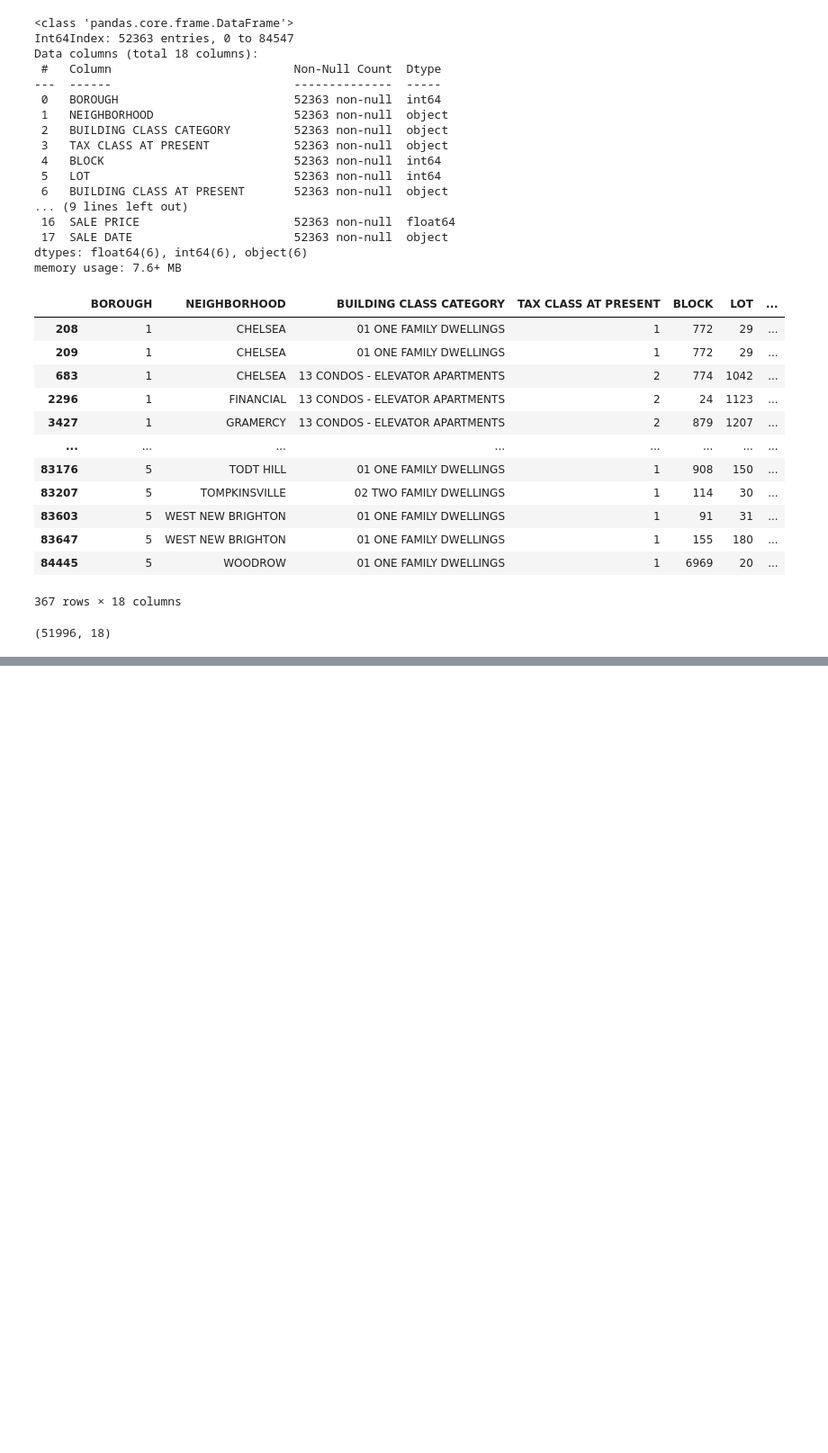
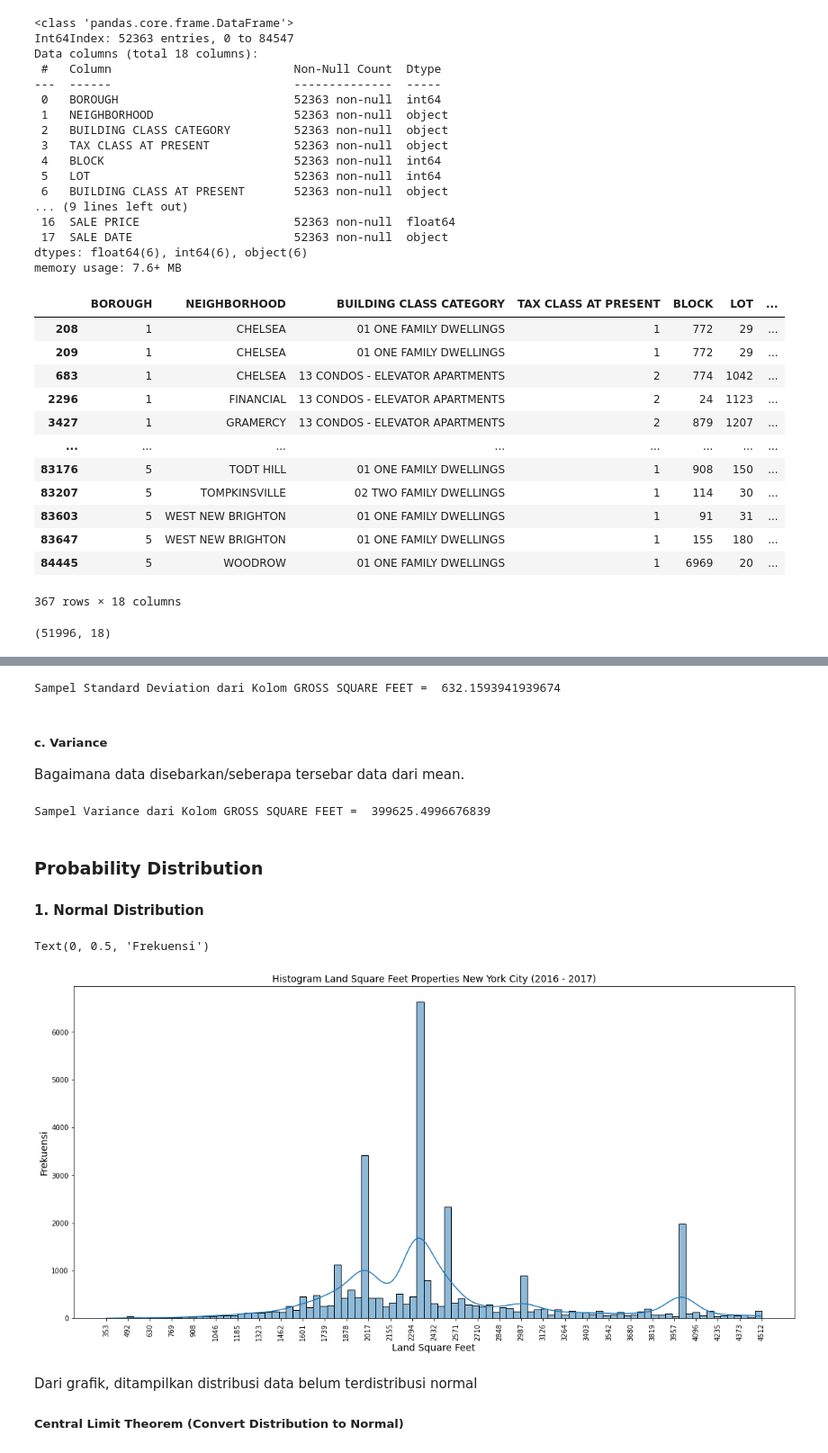
Before and after one commit to anantaw81/PYTHN-DataScience, a Jupyter notebook: Assignment_2/ass2.ipynb, the cells around one changed output, grey strips where cells are left out. Shown: that part at 90% size. Drawn from its saved outputs; the diff is of its cells as text; code cells hidden in the pictures; blank space fills up the shorter version.

```diff
--- a/Assignment_2/ass2.ipynb
+++ b/Assignment_2/ass2.ipynb
@@ -259,0 +312,11 @@ df_nyc_sales.shape   #Tampilkan dimensi setelah penghapusan
+# %%
+# Ubah nilai kolom "SALEDATE" menjadi nilai datetime. Serta tambahkan kolom year, month, date lalu hapus "SALEDATE"
+df_nyc_sales["SALE DATE"] = pd.to_datetime(df_nyc_sales["SALE DATE"])
+df_nyc_sales["SALE YEAR"] = df_nyc_sales["SALE DATE"].dt.year
+df_nyc_sales["SALE MONTH"] = df_nyc_sales["SALE DATE"].dt.month_name()
+df_nyc_sales["SALE DATE dt"] = df_nyc_sales["SALE DATE"].dt.day
+df_nyc_sales["SALE DAY"] = df_nyc_sales["SALE DATE"].dt.day_name()
+df_nyc_sales.drop("SALE DATE", inplace=True, axis=1)
+
+
+df_nyc_sales.rename(columns={"SALE DATE dt" : "SALE DATE"}, inplace=True)
@@ -259,0 +347,19 @@ df_nyc_sales.shape   #Tampilkan dimensi setelah penghapusan
+# %%
+# Apabila data berada kurang dari (Q1 - IQR x 1,5) atau lebih dari (Q3 + IQR x 1,5) maka data itu disebut sebagai data pencilan
+
+# Ambil nilai 0.75 dan 0.25 pada setiap data
+Q3 = df_nyc_sales.quantile(0.75)
+Q1 = df_nyc_sales.quantile(0.25)
+
+# Hitung nilai IQR (selisih Q3 dan Q1)
+IQR = Q3 - Q1
+steps = 1.5
+
+# Mencari data yang berada dalam rentang (bukan outlier)
+df_filtered = df_nyc_sales[
+    ~((df_nyc_sales < (Q1 - steps* IQR)) |(df_nyc_sales > (Q3 + steps * IQR))).any(axis=1)
+]
+
+# melakukan indexing ulang pada dataframe karena indexnya berantakan setelah dilakukan penghapusan data outliers
+df_filtered.index = [i for i in range(len(df_filtered))]
+df_nyc_sales = df_filtered
@@ -259,0 +430,32 @@ df_nyc_sales.shape   #Tampilkan dimensi setelah penghapusan
+# %%
+print('Sampel Standard Deviation dari Kolom GROSS SQUARE FEET = ', df_nyc_sales['GROSS SQUARE FEET'].var(ddof=1)**0.5)
+# %% [output]
+Sampel Standard Deviation dari Kolom GROSS SQUARE FEET =  632.1593941939674
+# %% [markdown]
+##### c. Variance
+Bagaimana data disebarkan/seberapa tersebar data dari mean.
+# %%
+print('Sampel Variance dari Kolom GROSS SQUARE FEET = ', df_nyc_sales['GROSS SQUARE FEET'].var(ddof=1))
+# %% [output]
+Sampel Variance dari Kolom GROSS SQUARE FEET =  399625.4996676839
+# %% [markdown]
+### Probability Distribution
+#### 1. Normal Distribution
+# %%
+df_land_square_feet = df_nyc_sales['LAND SQUARE FEET']
+fig = plt.figure(figsize=(19,9))
+ax = fig.add_subplot(1,1,1)
+count, bin_edge_land_square_feet = np.histogram(df_land_square_feet,bins=30)
+sns.histplot(df_land_square_feet,kde=True, ax=ax)
+ax.set_title('Histogram Land Square Feet Properties New York City (2016 - 2017)', fontsize=14)
+ax.set_xlabel('Land Square Feet', fontsize=14)
+ax.set_xticks(bin_edge_land_square_feet)
+ax.tick_params(axis='x', labelrotation=90)
+ax.set_ylabel('Frekuensi', fontsize=14)
+# %% [output]
+Text(0, 0.5, 'Frekuensi')
+[figure, added]
+# %% [markdown]
+Dari grafik, ditampilkan distribusi data belum terdistribusi normal
+
+##### Central Limit Theorem (Convert Distribution to Normal)
```
Also changed, not shown: parts of 74 cells of this notebook, 1 other file.
